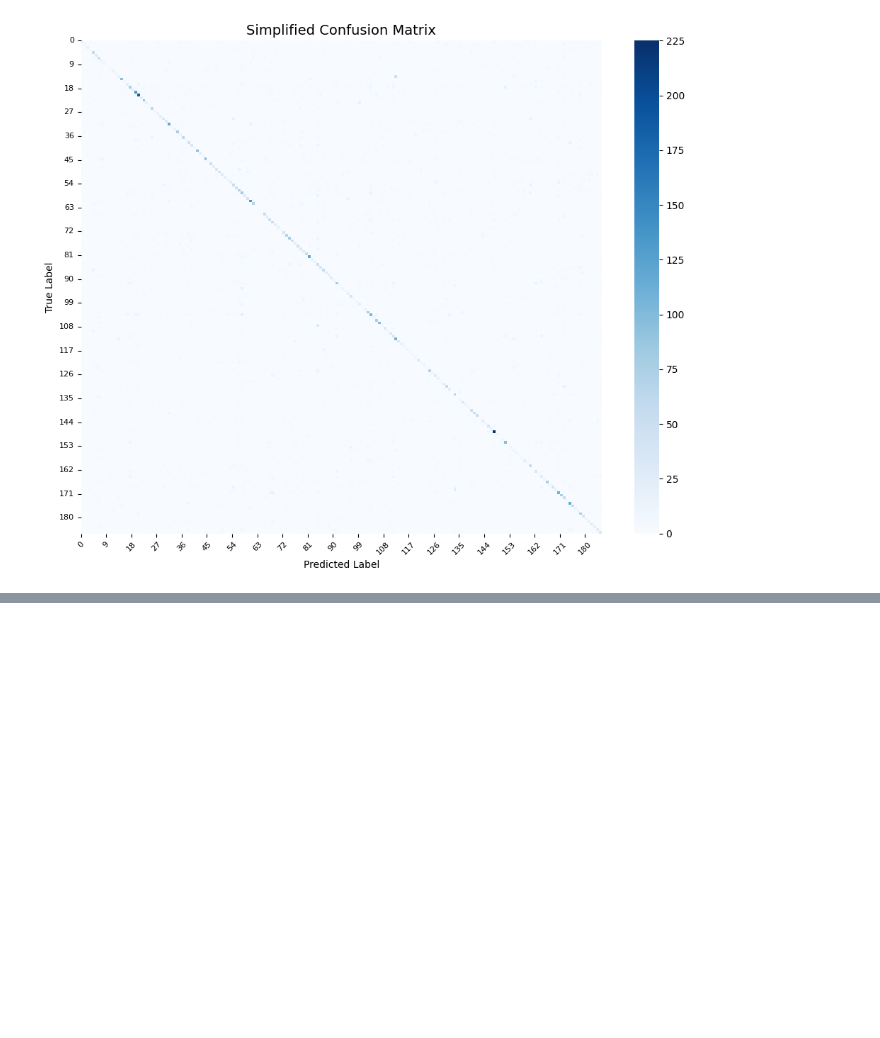
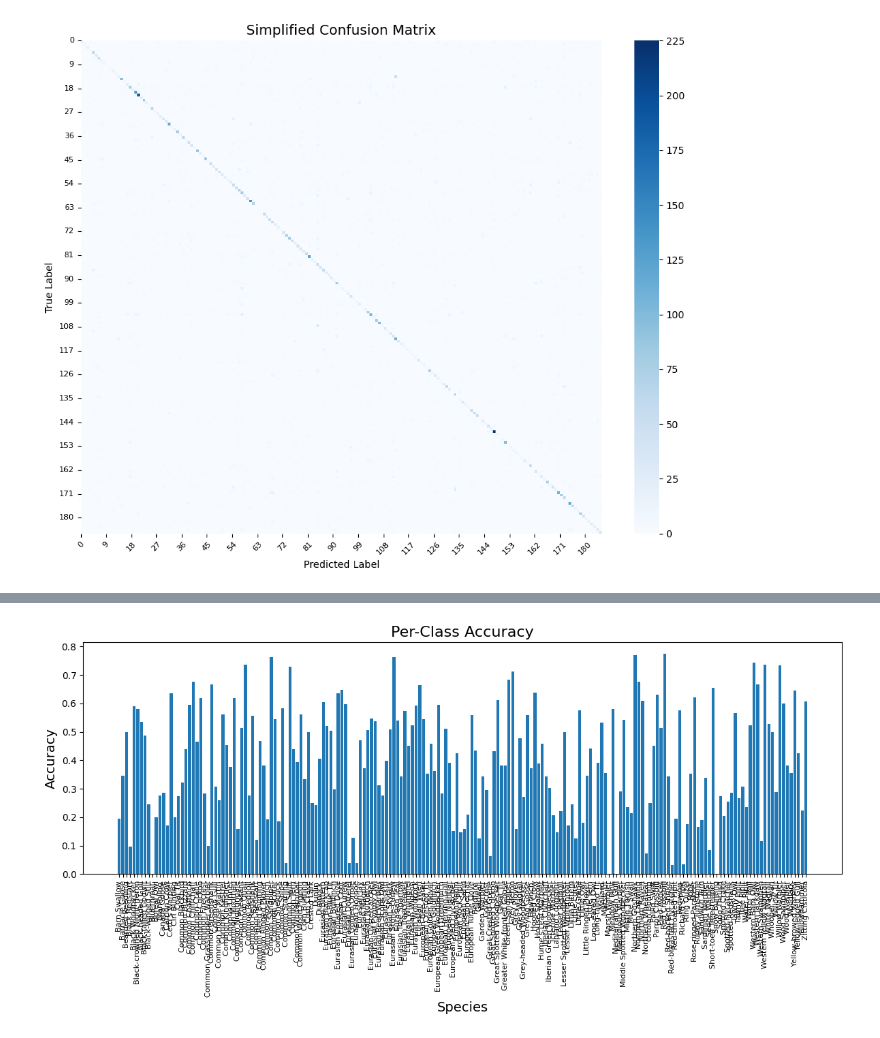
Before and after one commit to Davee02/HSLU.DSPRO1.BirdDetection, a Jupyter notebook: notebooks/10-best_model_evaluation.ipynb, the cells around one changed output, grey strips where cells are left out. Cells and saved outputs as stored; diff of their text form; code cells hidden in the pictures; blank space fills up the shorter version.

Commit message:
add per class accuracy

```diff
--- a/notebooks/10-best_model_evaluation.ipynb
+++ b/notebooks/10-best_model_evaluation.ipynb
@@ -78,9 +95,11 @@ plt.show()
 # %%
-# Visualization 4: Per-Class Accuracy
-plt.figure(figsize=(12, 6))
+plt.figure(figsize=(12, 6))  # Increase figure size
 plt.bar(per_class_accuracy.keys(), per_class_accuracy.values())
-plt.title("Per-Class Accuracy")
-plt.ylabel("Accuracy")
-plt.xlabel("Species")
-plt.xticks(rotation=45)
+plt.title("Per-Class Accuracy", fontsize=16)
+plt.ylabel("Accuracy", fontsize=14)
+plt.xlabel("Species", fontsize=14)
+plt.xticks(rotation=90, fontsize=8)  # Rotate labels and reduce font size
+plt.tight_layout()
 plt.show()
+# %% [output]
+[figure, added]
```
Also changed, not shown: parts of 6 cells of this notebook.
